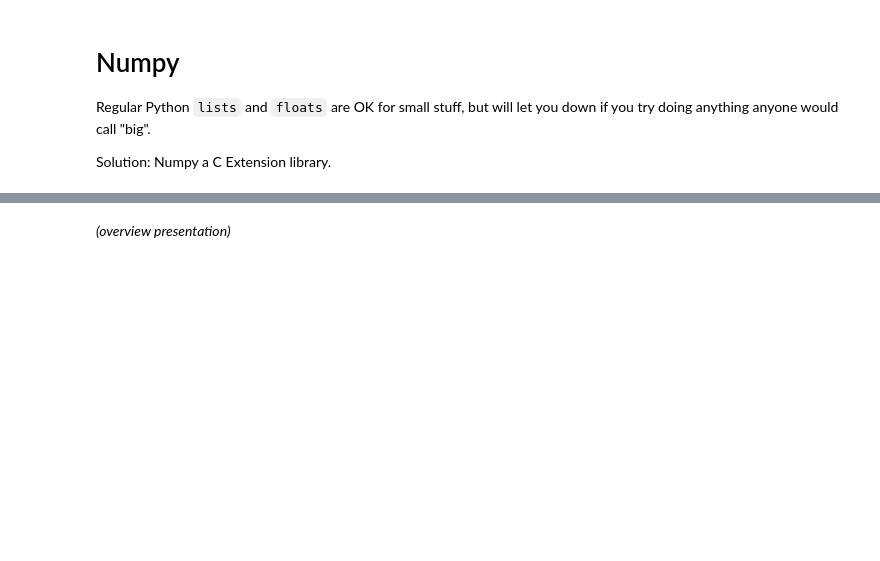
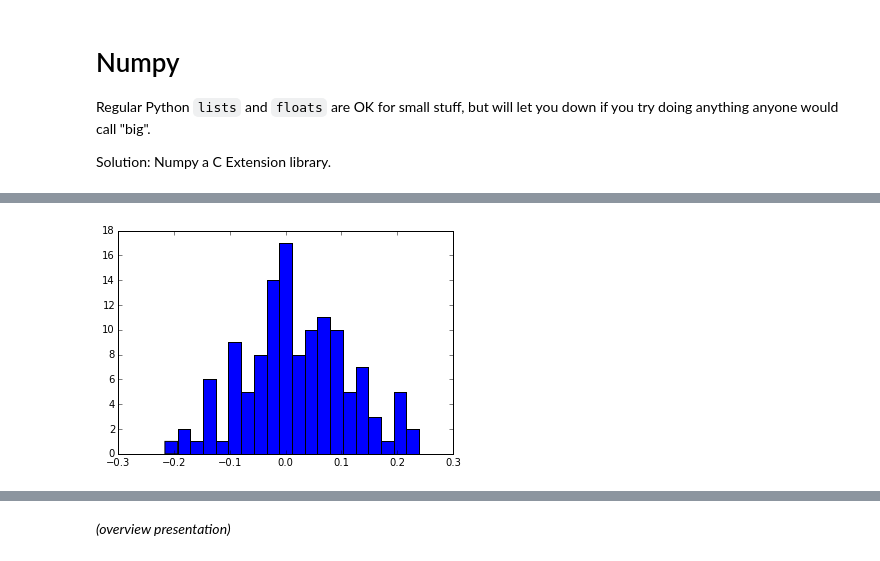
Before and after one commit to ijstokes/python-sci-3h, a Jupyter notebook: ScientificProgrammingInPythonWorkshop.ipynb, the cells around one changed output, grey strips where cells are left out. Saved outputs shown, nothing was run; the diff lists cells and outputs as text; code cells hidden in the pictures; blank space fills up the shorter version.

```diff
--- a/ScientificProgrammingInPythonWorkshop.ipynb
+++ b/ScientificProgrammingInPythonWorkshop.ipynb
@@ -887,0 +997,4 @@ Solution: Numpy a C Extension library.
+# %%
+_ = pl.hist(noise, 20)
+# %% [output]
+[figure, added]
```
Also changed, not shown: parts of 38 cells of this notebook.
